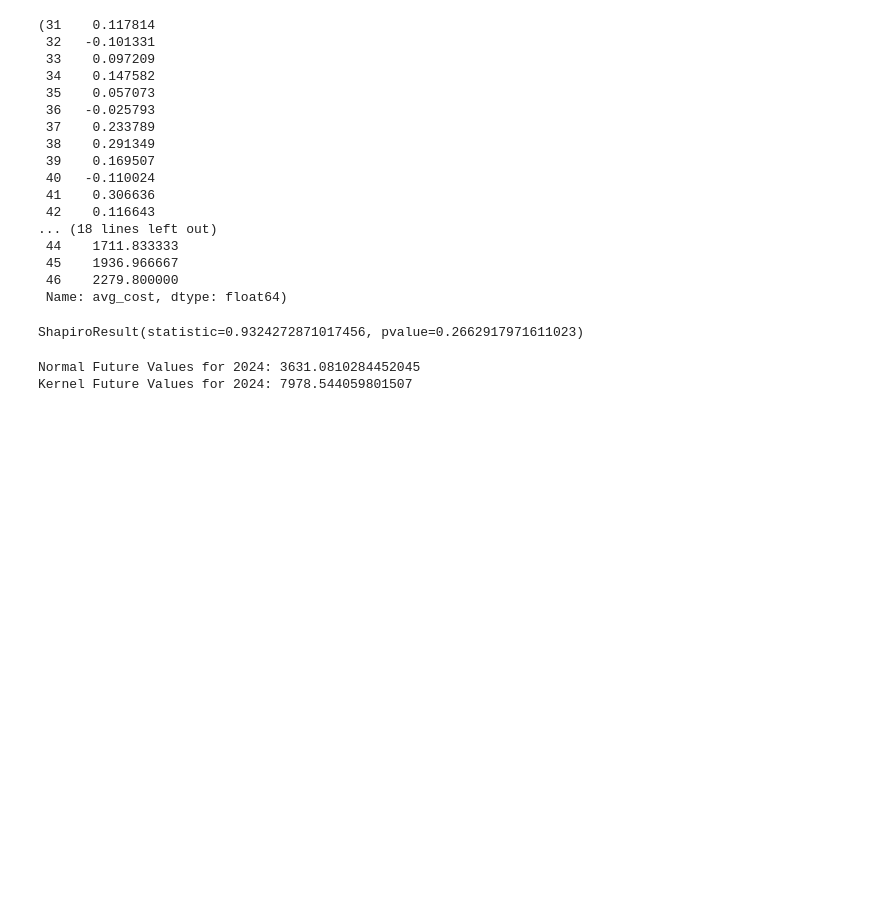
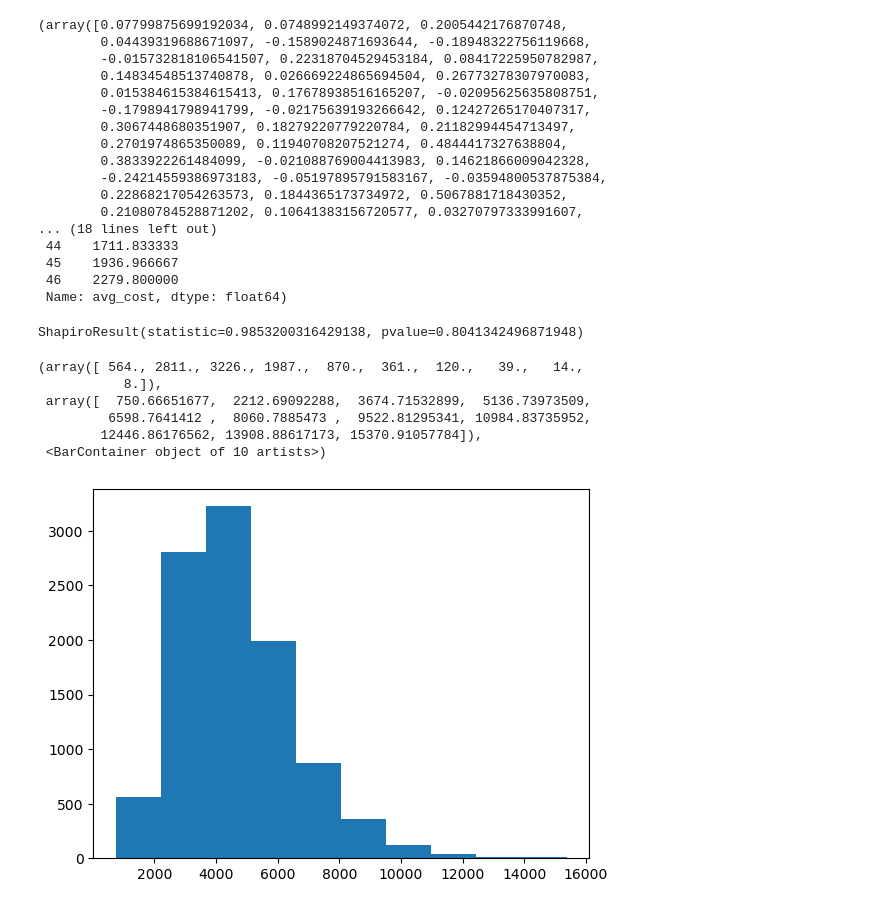
Before and after one commit to yangrchen/blue5-spring-one-homework, a Jupyter notebook: simulation/yang.ipynb, the cells around one changed output. Cells and saved outputs as stored; diff of their text form; code cells hidden in the pictures; blank space fills up the shorter version.

Commit message:
Flattened return values into single vector

```diff
--- a/simulation/yang.ipynb
+++ b/simulation/yang.ipynb
@@ -44,49 +44,58 @@ drill_costs
 | 45 | 2005-06-30 | 1920.4 | 1497.6 | 2392.9 | 0.331946 | ... |
 | 46 | 2006-06-30 | 2238.6 | 1936.2 | 2664.6 | 0.165695 | ... |
 # %%
-drill_costs["avg_return"] = drill_costs.filter(regex="^Arithmetic Return").mean(axis=1)
+returns = drill_costs.filter(regex="^Arithmetic Return").to_numpy().flatten()
 drill_costs["avg_cost"] = drill_costs.filter(regex="^U\.S\.").mean(axis=1)
-drill_costs["avg_return"], drill_costs["avg_cost"]
+returns, drill_costs["avg_cost"]
 # %% [output]
-(31    0.117814
- 32   -0.101331
- 33    0.097209
- 34    0.147582
- 35    0.057073
- 36   -0.025793
- 37    0.233789
- 38    0.291349
- 39    0.169507
- 40   -0.110024
- 41    0.306636
- 42    0.116643
+(array([0.07799875699192034, 0.0748992149374072, 0.2005442176870748,
+        0.04439319688671097, -0.1589024871693644, -0.18948322756119668,
+        -0.015732818106541507, 0.22318704529453184, 0.08417225950782987,
+        0.14834548513740878, 0.026669224865694504, 0.26773278307970083,
+        0.015384615384615413, 0.17678938516165207, -0.02095625635808751,
+        -0.1798941798941799, -0.02175639193266642, 0.12427265170407317,
+        0.3067448680351907, 0.18279220779220784, 0.21182994454713497,
+        0.2701974865350089, 0.11940708207521274, 0.4844417327638804,
+        0.3833922261484099, -0.021088769004413983, 0.14621866009042328,
+        -0.24214559386973183, -0.05197895791583167, -0.03594800537875384,
+        0.22868217054263573, 0.1844365173734972, 0.5067881718430352,
+        0.21080784528871202, 0.10641383156720577, 0.03270797333991607,
 ... (18 lines left out)
  44    1711.833333
  45    1936.966667
  46    2279.800000
  Name: avg_cost, dtype: float64)
 # %%
-stats.shapiro(drill_costs["avg_return"])
+stats.shapiro(returns)
 # %% [output]
-ShapiroResult(statistic=0.9324272871017456, pvalue=0.2662917971611023)
+ShapiroResult(statistic=0.9853200316429138, pvalue=0.8041342496871948)
 # %%
-rng = np.random.default_rng(12345)
-kernel = gaussian_kde(drill_costs["avg_return"])
+rng = np.random.default_rng(1234)
+kernel = gaussian_kde(returns)
 
 initial_cost = drill_costs["avg_cost"].iloc[-1]
 
-mean_return = drill_costs["avg_return"].mean()
-std_return = drill_costs["avg_return"].std()
+mean_return = returns.mean()
+std_return = returns.std()
 
 years_1 = 2012 - 2006
 years_2 = 2015 - 2012
 years_3 = 2024 - 2015
 # %%
-normal_return = rng.normal(mean_return, std_return, years_1)
-kernel_return = kernel.resample(years_1, seed=12345).flatten()
+norm_data = []
+data = []
 
-phase_2 = rng.triangular(left=-0.22, mode=-0.0917, right=-0.07, size=years_2)
-phase_3 = rng.triangular(left=0.02, mode=0.05, right=0.06, size=years_3)
+for i in range(10000):
+    normal_return = rng.normal(mean_return, std_return, years_1)
+    kernel_return = kernel.resample(years_1).flatten()
 
-normal_phases = np.concatenate((normal_return, phase_2, phase_3))
-kernel_phases = np.concatenate((kernel_return, phase_2, phase_3))
+    phase_2 = rng.triangular(left=-0.22, mode=-0.0917, right=-0.07, size=years_2)
+    phase_3 = rng.triangular(left=0.02, mode=0.05, right=0.06, size=years_3)
+
+    normal_phases = np.concatenate((normal_return, phase_2, phase_3))
+    kernel_phases = np.concatenate((kernel_return, phase_2, phase_3))
+
+    normal_future_vals = initial_cost * np.cumprod(1 + normal_phases)
+    kernel_future_vals = initial_cost * np.cumprod(1 + kernel_phases)
+    norm_data.append(normal_future_vals[-1])
+    data.append(kernel_future_vals[-1])
@@ -96,6 +102,10 @@ kernel_future_vals = initial_cost * np.cumprod(1 + kernel_phases)
-# %%
-print(f"Normal Future Values for 2024: {normal_future_vals[-1]}")
-print(f"Kernel Future Values for 2024: {kernel_future_vals[-1]}")
-# %% [output]
-Normal Future Values for 2024: 3631.0810284452045
-Kernel Future Values for 2024: 7978.544059801507
+# %%
+plt.hist(norm_data)
+# %% [output]
+(array([ 564., 2811., 3226., 1987.,  870.,  361.,  120.,   39.,   14.,
+           8.]),
+ array([  750.66651677,  2212.69092288,  3674.71532899,  5136.73973509,
+         6598.7641412 ,  8060.7885473 ,  9522.81295341, 10984.83735952,
+        12446.86176562, 13908.88617173, 15370.91057784]),
+ <BarContainer object of 10 artists>)
+[figure, added]
```
Also changed, not shown: parts of 2 cells of this notebook.
